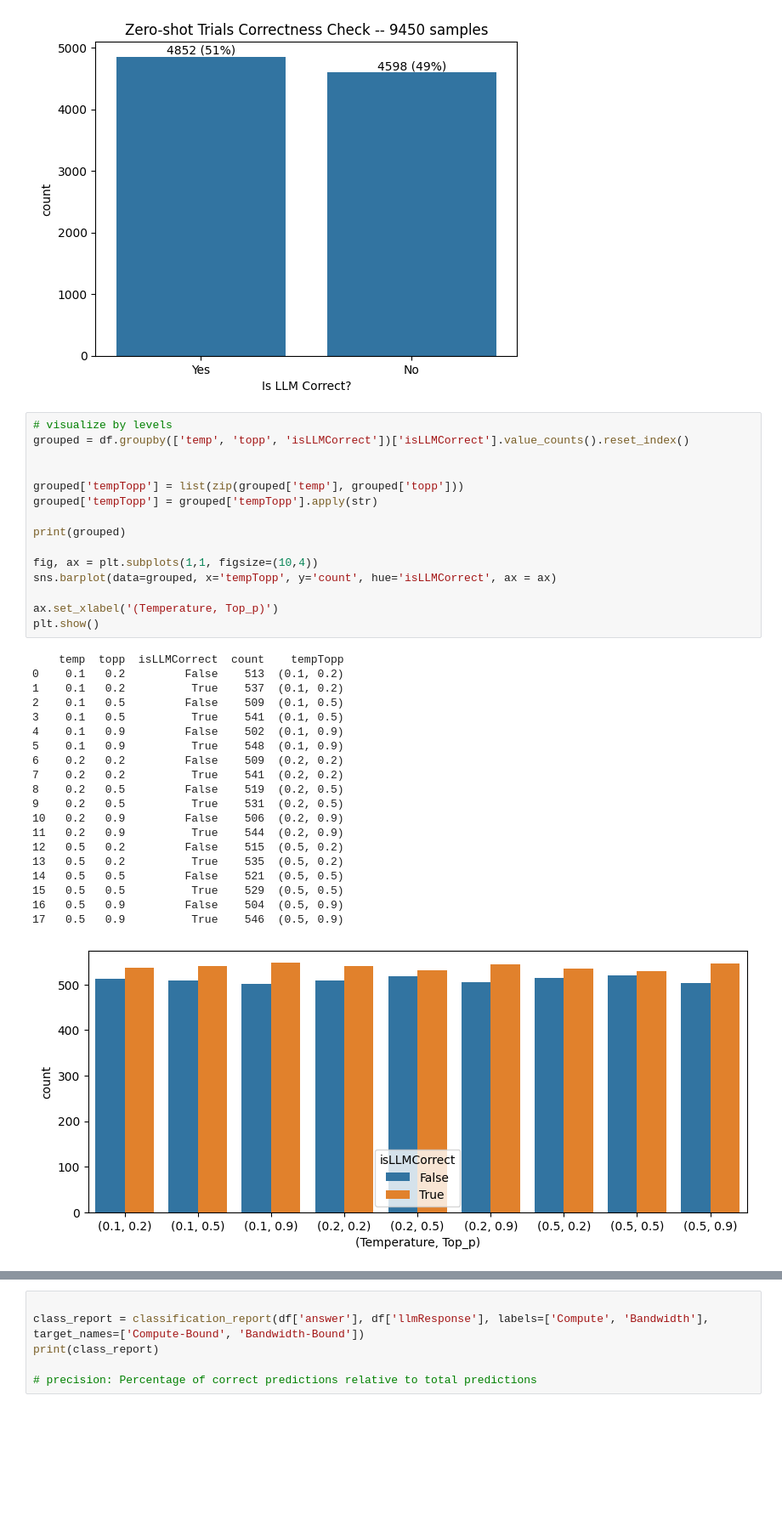
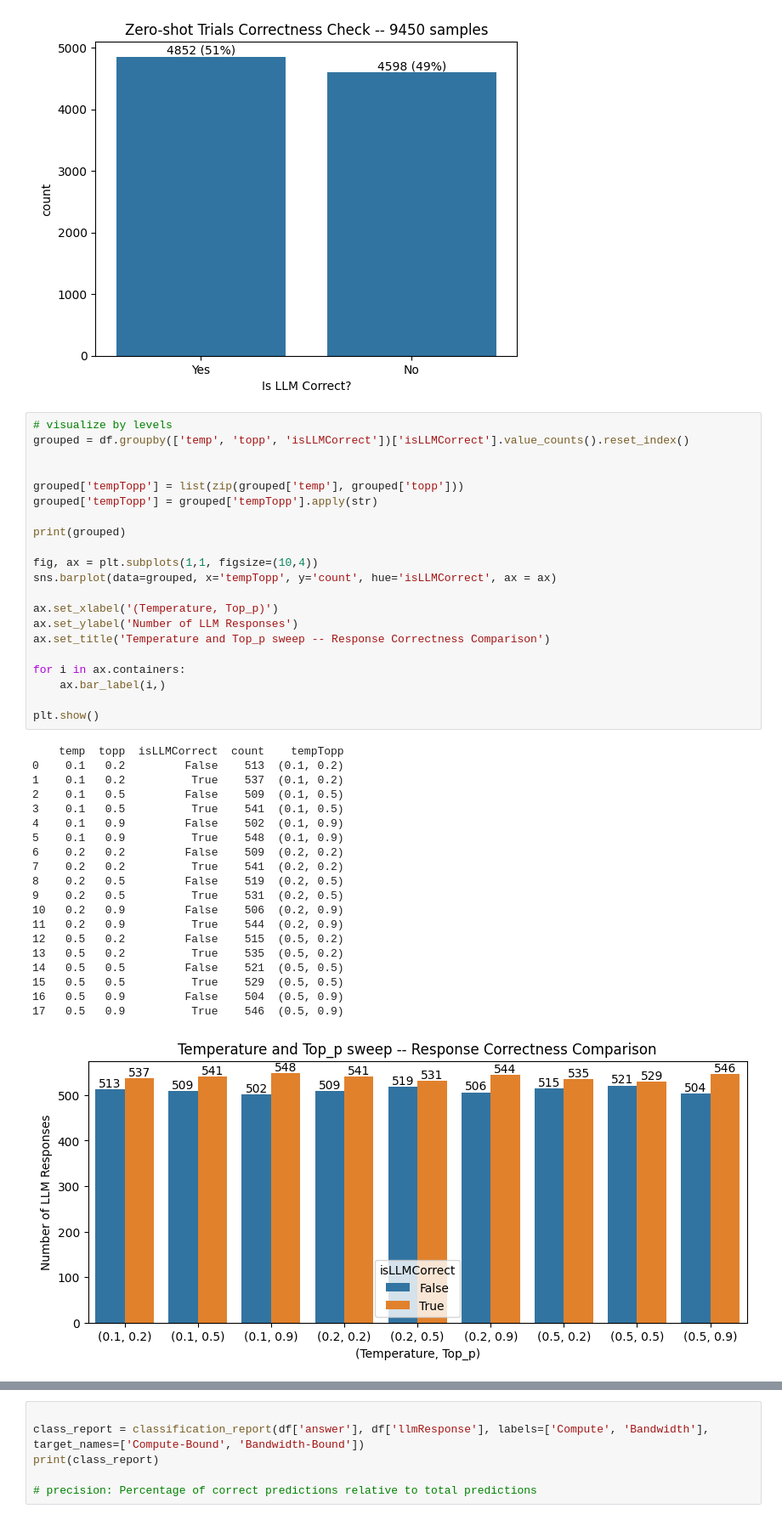
Before and after one commit to Scientific-Computing-Lab/ParallelCodeEstimation, a Jupyter notebook: dataset-gen/vizZeroShotData.ipynb, the cells around one changed output, grey strips where cells are left out. Shown at 85% size. Drawn from its saved outputs; the diff is of its cells as text; blank space fills up the shorter version.

```diff
--- a/dataset-gen/vizZeroShotData.ipynb
+++ b/dataset-gen/vizZeroShotData.ipynb
@@ -71,34 +87,40 @@ grouped = df.groupby(['temp', 'topp', 'isLLMCorrect'])['isLLMCorrect'].value_cou
 grouped['tempTopp'] = list(zip(grouped['temp'], grouped['topp']))
 grouped['tempTopp'] = grouped['tempTopp'].apply(str)
 
 print(grouped)
 
 fig, ax = plt.subplots(1,1, figsize=(10,4))
 sns.barplot(data=grouped, x='tempTopp', y='count', hue='isLLMCorrect', ax = ax)
 
 ax.set_xlabel('(Temperature, Top_p)')
+ax.set_ylabel('Number of LLM Responses')
+ax.set_title('Temperature and Top_p sweep -- Response Correctness Comparison')
+
+for i in ax.containers:
+    ax.bar_label(i,)
+
 plt.show()
 # %% [output]
     temp  topp  isLLMCorrect  count    tempTopp
 0    0.1   0.2         False    513  (0.1, 0.2)
 1    0.1   0.2          True    537  (0.1, 0.2)
 2    0.1   0.5         False    509  (0.1, 0.5)
 3    0.1   0.5          True    541  (0.1, 0.5)
 4    0.1   0.9         False    502  (0.1, 0.9)
 5    0.1   0.9          True    548  (0.1, 0.9)
 6    0.2   0.2         False    509  (0.2, 0.2)
 7    0.2   0.2          True    541  (0.2, 0.2)
 8    0.2   0.5         False    519  (0.2, 0.5)
 9    0.2   0.5          True    531  (0.2, 0.5)
 10   0.2   0.9         False    506  (0.2, 0.9)
 11   0.2   0.9          True    544  (0.2, 0.9)
 12   0.5   0.2         False    515  (0.5, 0.2)
 13   0.5   0.2          True    535  (0.5, 0.2)
 14   0.5   0.5         False    521  (0.5, 0.5)
 15   0.5   0.5          True    529  (0.5, 0.5)
 16   0.5   0.9         False    504  (0.5, 0.9)
 17   0.5   0.9          True    546  (0.5, 0.9)
-[figure, old version]
+[figure, new version]
 # %%
 
 cf_matrix = confusion_matrix(df['answer'], df['llmResponse'], labels=['Compute', 'Bandwidth'])
```
Also changed, not shown: parts of 56 cells of this notebook, 1 other file.
